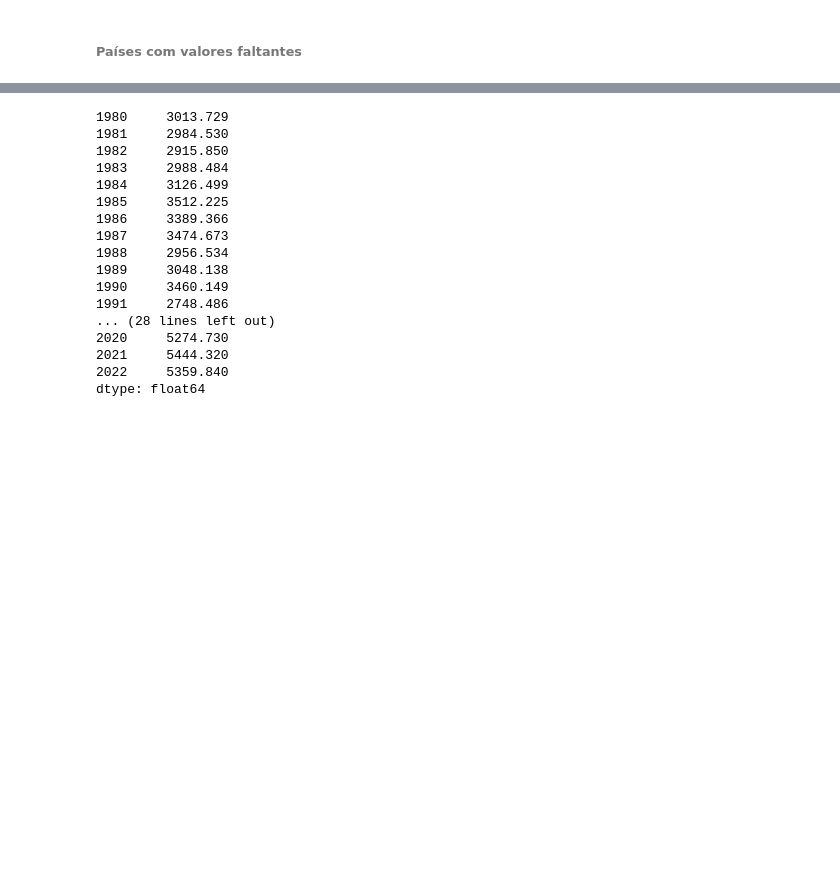
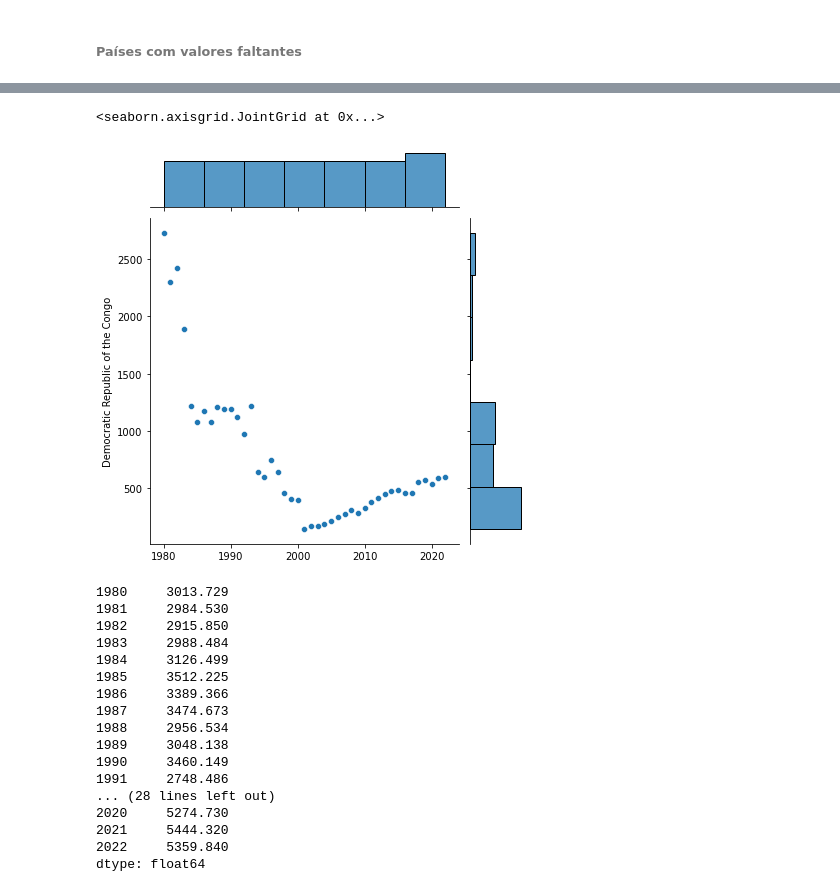
Before and after one commit to MoysesAz/Analyze-emerging, a Jupyter notebook: Analytics_Africa_by_Carolina.ipynb, the cells around one changed output, grey strips where cells are left out. Drawn from its saved outputs; the diff is of its cells as text; code cells hidden in the pictures; blank space fills up the shorter version.

```diff
--- a/Analytics_Africa_by_Carolina.ipynb
+++ b/Analytics_Africa_by_Carolina.ipynb
@@ -29,3 +32,5 @@ retired_countries.to_excel("data_finish/pib_percapita/Retired_countries_pib_perc
 data.columns = data.columns.astype(int)
 # %%
 data = data.replace('[^\d.]', '', regex=True).astype(float).copy()
+# %%
+data = data.transpose()
@@ -32,3 +47,8 @@ data = data.replace('[^\d.]', '', regex=True).astype(float).copy()
+# %%
+sns.jointplot(data=data, x=data.index, y='Democratic Republic of the Congo')
+# %% [output]
+<seaborn.axisgrid.JointGrid at 0x...>
+[figure, added]
 # %%
 data.to_csv("data_finish/pib_percapita/Pib_percapita")
 data.to_excel("data_finish/pib_percapita/Pib_percapita.xlsx", sheet_name='Sheet')
```
Also changed, not shown: parts of 10 cells of this notebook.
